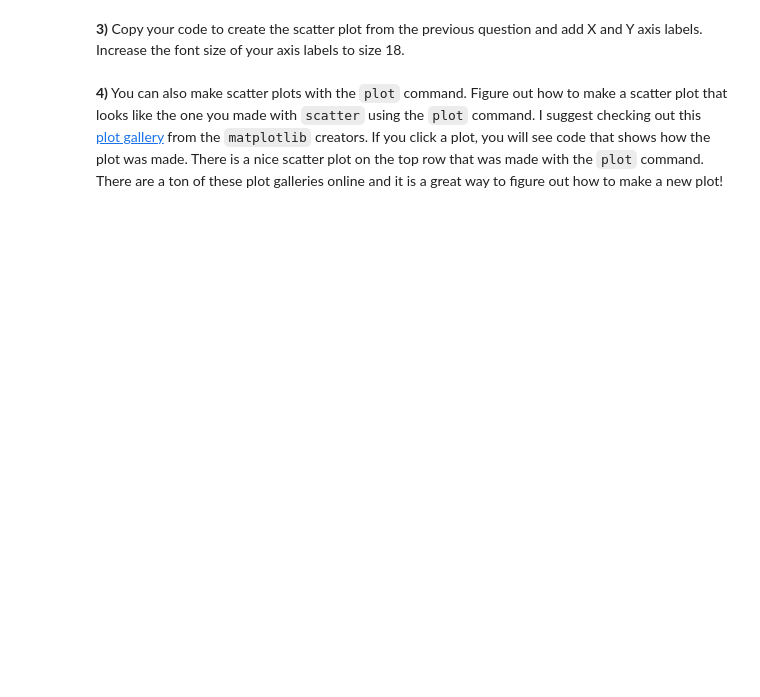
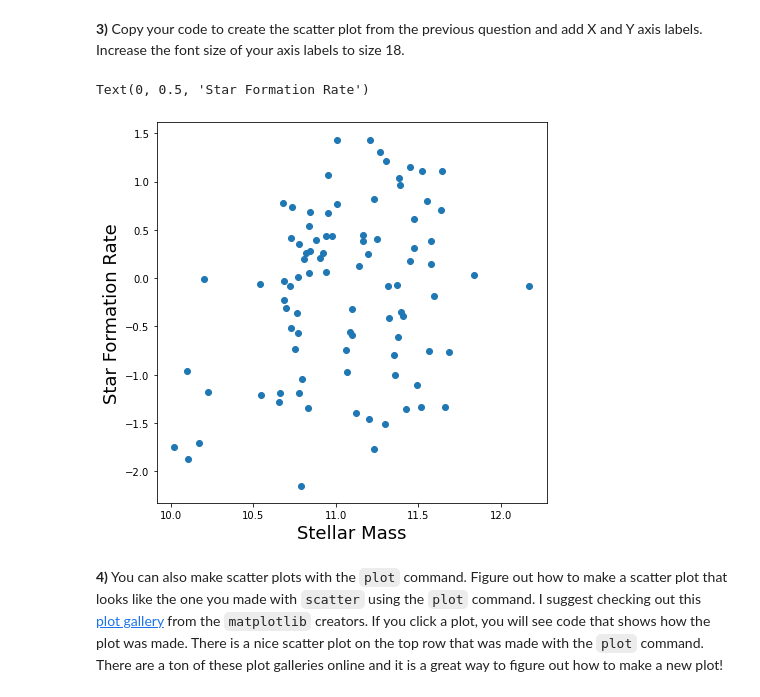
Before and after one commit to rachelbaer/ASTR-3190, a Jupyter notebook: lessons/FinalCoding_baer.ipynb, the cells around one changed output. Cells and saved outputs as stored; diff of their text form; code cells hidden in the pictures; blank space fills up the shorter version.

```diff
--- a/lessons/FinalCoding_baer.ipynb
+++ b/lessons/FinalCoding_baer.ipynb
@@ -49,5 +89,14 @@ ax.scatter(???,???)
 # %% [markdown]
 **3)** Copy your code to create the scatter plot from the previous question and add X and Y axis labels. Increase the font size of your axis labels to size 18.
+# %%
+fig, ax = plt.subplots(figsize=(7,7))
+ax.scatter(data['M_*'],data['SFR'])
+#axis labels
+ax.set_xlabel('Stellar Mass', fontsize=18)
+ax.set_ylabel('Star Formation Rate', fontsize=18)
+# %% [output]
+Text(0, 0.5, 'Star Formation Rate')
+[figure, added]
 # %% [markdown]
 **4)** You can also make scatter plots with the `plot` command. Figure out how to make a scatter plot that looks like the one you made with `scatter` using the `plot` command. I suggest checking out this [plot gallery](https://matplotlib.org/2.1.1/gallery/index.html) from the `matplotlib` creators. If you click a plot, you will see code that shows how the plot was made. There is a nice scatter plot on the top row that was made with the `plot` command. There are a ton of these plot galleries online and it is a great way to figure out how to make a new plot!
 # %%
```
Also changed, not shown: parts of 10 cells of this notebook.
